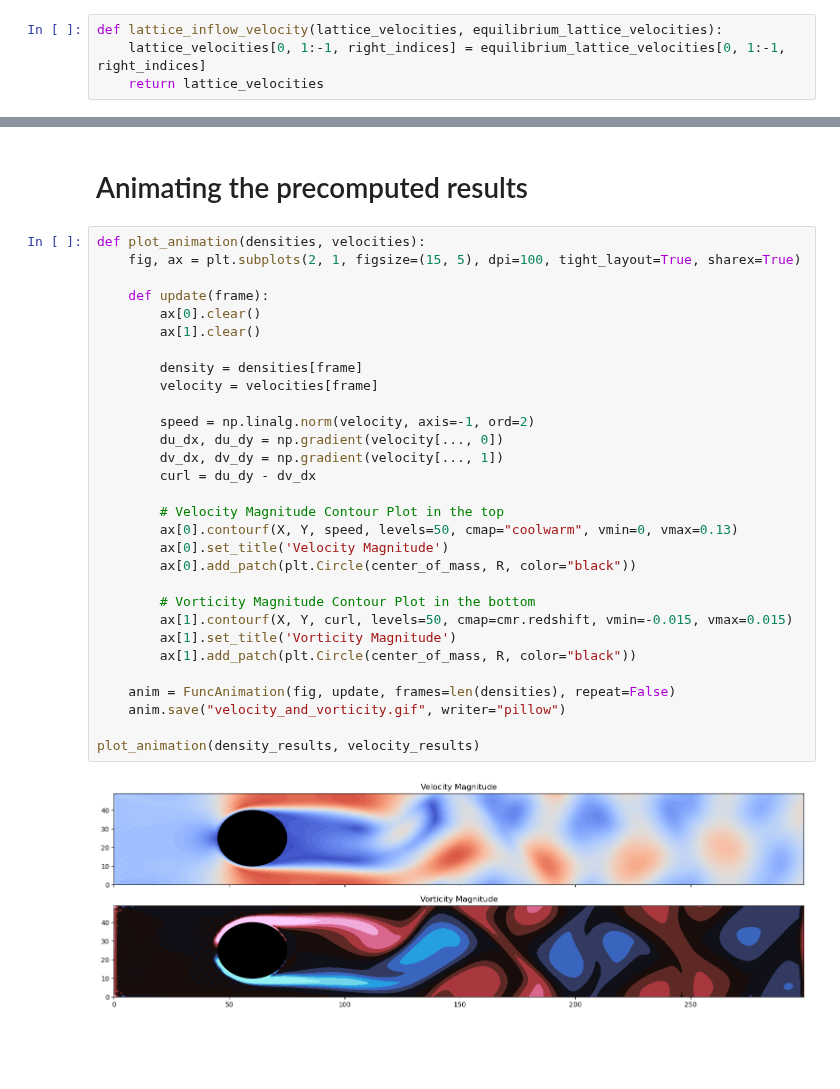
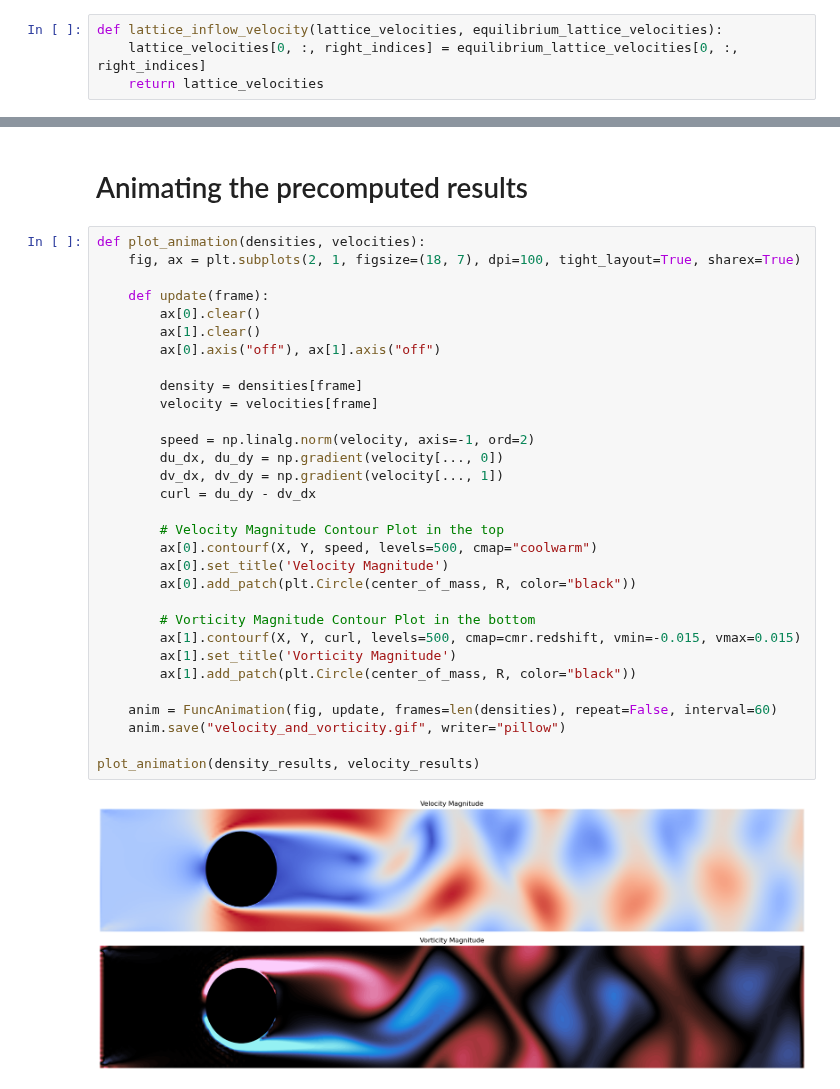
Before and after one commit to SunAndClouds/ComplexSystems, a Jupyter notebook: Final Project.ipynb, the cells around one changed output, grey strips where cells are left out. Cells and saved outputs as stored; diff of their text form; blank space fills up the shorter version.

```diff
--- a/Final Project.ipynb
+++ b/Final Project.ipynb
@@ -127,7 +127,7 @@ We need to ensure that fluid is constantly entering the domain. This is done by
 No inflow at the corners as guaranteed by index slicing 1:-1.
 # %%
 def lattice_inflow_velocity(lattice_velocities, equilibrium_lattice_velocities):
-    lattice_velocities[0, 1:-1, right_indices] = equilibrium_lattice_velocities[0, 1:-1, right_indices]
+    lattice_velocities[0, :, right_indices] = equilibrium_lattice_velocities[0, :, right_indices]
     return lattice_velocities
 # %% [markdown]
 Function for updating the lattice velocities according to the streaming rule.
@@ -235,33 +235,34 @@ plt.show()
 # Animating the precomputed results
 # %%
 def plot_animation(densities, velocities):
-    fig, ax = plt.subplots(2, 1, figsize=(15, 5), dpi=100, tight_layout=True, sharex=True)
+    fig, ax = plt.subplots(2, 1, figsize=(18, 7), dpi=100, tight_layout=True, sharex=True)
 
     def update(frame):
         ax[0].clear()
         ax[1].clear()
+        ax[0].axis("off"), ax[1].axis("off")
 
         density = densities[frame]
         velocity = velocities[frame]
 
         speed = np.linalg.norm(velocity, axis=-1, ord=2)
         du_dx, du_dy = np.gradient(velocity[..., 0])
         dv_dx, dv_dy = np.gradient(velocity[..., 1])
         curl = du_dy - dv_dx
 
         # Velocity Magnitude Contour Plot in the top
-        ax[0].contourf(X, Y, speed, levels=50, cmap="coolwarm", vmin=0, vmax=0.13)
+        ax[0].contourf(X, Y, speed, levels=500, cmap="coolwarm")
         ax[0].set_title('Velocity Magnitude')
         ax[0].add_patch(plt.Circle(center_of_mass, R, color="black"))
 
         # Vorticity Magnitude Contour Plot in the bottom
-        ax[1].contourf(X, Y, curl, levels=50, cmap=cmr.redshift, vmin=-0.015, vmax=0.015)
+        ax[1].contourf(X, Y, curl, levels=500, cmap=cmr.redshift, vmin=-0.015, vmax=0.015)
         ax[1].set_title('Vorticity Magnitude')
         ax[1].add_patch(plt.Circle(center_of_mass, R, color="black"))
 
-    anim = FuncAnimation(fig, update, frames=len(densities), repeat=False)
+    anim = FuncAnimation(fig, update, frames=len(densities), repeat=False, interval=60)
     anim.save("velocity_and_vorticity.gif", writer="pillow")
 
 plot_animation(density_results, velocity_results)
 # %% [output]
-[figure, old version]
+[figure, new version]
```
Also changed, not shown: parts of 1 cell of this notebook.
